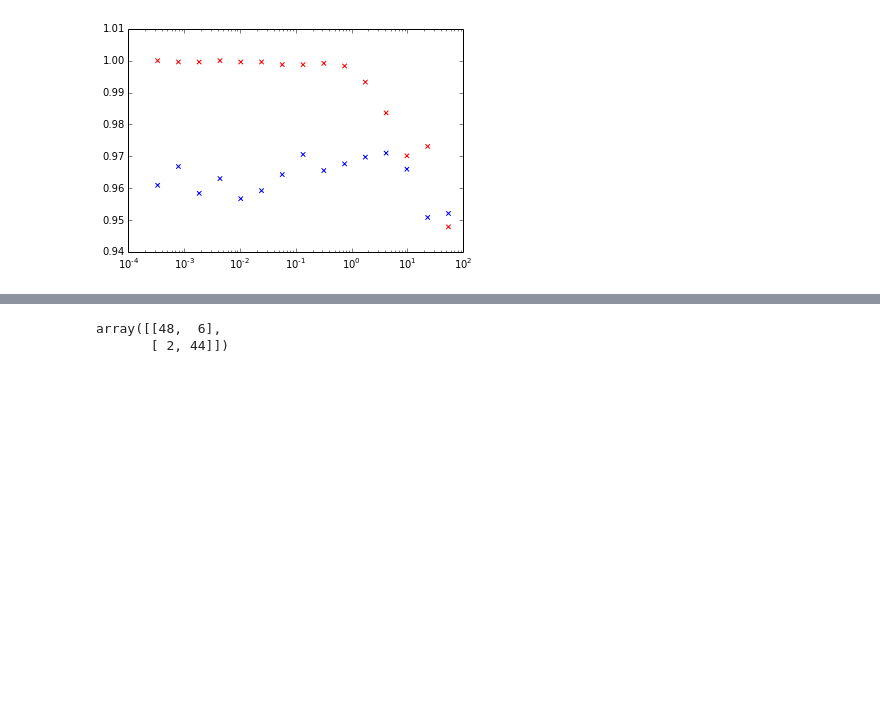
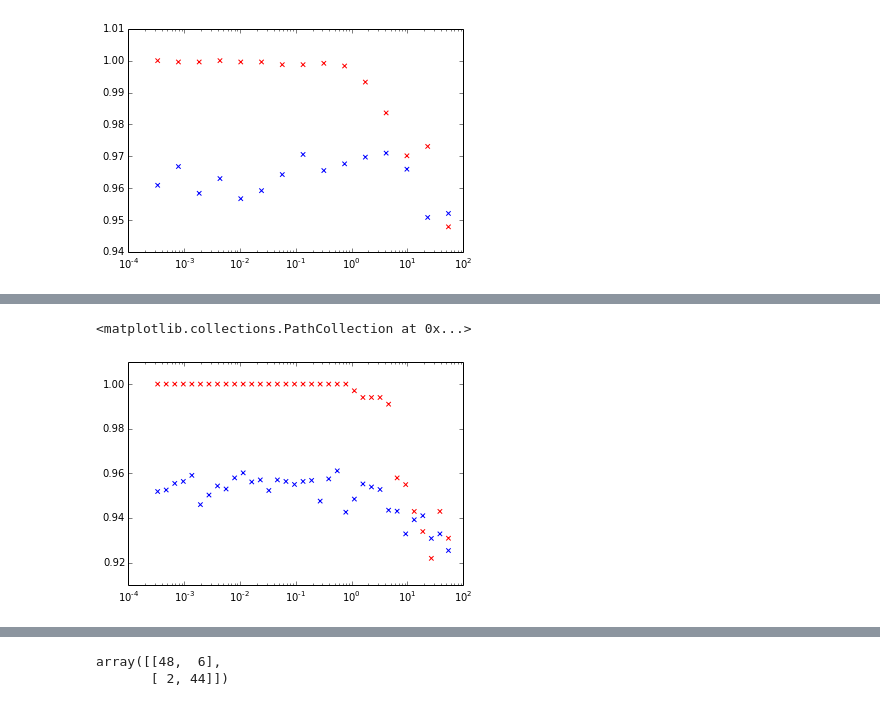
Before and after one commit to dirko/pyhacrf, a Jupyter notebook: examples/Example misspelling classification.ipynb, the cells around one changed output, grey strips where cells are left out. Saved outputs shown, nothing was run; the diff lists cells and outputs as text; code cells hidden in the pictures; blank space fills up the shorter version.

```diff
--- a/examples/Example misspelling classification.ipynb
+++ b/examples/Example misspelling classification.ipynb
@@ -102,6 +87,7 @@ np.exp(3), np.exp(2), np.exp(5)
 # %%
 from pyhacrf import Hacrf
 from sklearn.grid_search import GridSearchCV
+from scipy.optimize import fmin_l_bfgs_b
 from sklearn.metrics import accuracy_score
 import numpy as np
 
@@ -110,9 +96,9 @@ accs_train = []
 accs_val = []
 regs = []
 
-for n, i in enumerate(np.linspace(-12, 2, 10)):
+for n, i in enumerate(np.linspace(-8, 4, 15)):
     print np.exp(i)
-    m = Hacrf(l2_regularization=np.exp(i), max_iterations=45)
+    m = Hacrf(l2_regularization=np.exp(i), optimizer=fmin_l_bfgs_b, optimizer_kwargs={'maxfun': 45})
 
     x_t, x_v, y_t, y_v = train_test_split(x_train, y_train, test_size=0.5, random_state=42 + n)
 
@@ -203,3 +138,31 @@ plt.scatter([(i) for i in regs], [acc for acc in accs_train], c='r', marker='x')
 # %% [output]
 <matplotlib.collections.PathCollection at 0x...>
 [figure]
+# %%
+from pyhacrf import Hacrf
+from sklearn.grid_search import GridSearchCV
+from sklearn.metrics import accuracy_score
+from scipy.optimize import fmin_l_bfgs_b
+import numpy as np
+
+models2 = []
+accs_train2 = []
+accs_val2 = []
+regs2 = []
+
+for n, i in enumerate(np.linspace(-8, 4, 35)):
+    print np.exp(i)
+    m = Hacrf(l2_regularization=np.exp(i), optimizer=fmin_l_bfgs_b, optimizer_kwargs={'maxfun': 45})
+
+    x_t, x_v, y_t, y_v = train_test_split(x_train, y_train, test_size=0.93, random_state=42 + n)
+
+    m.fit(x_t, y_t, verbosity=5)
+
+    train_score = accuracy_score(m.predict(x_t), y_t)
+    val_score = accuracy_score(m.predict(x_v), y_v)
+    print n, np.exp(i), train_score, val_score
+
+    regs2.append(np.exp(i))
+    models2.append(m)
+    accs_train2.append(train_score)
+    accs_val2.append(val_score)
@@ -205,0 +187,8 @@ plt.scatter([(i) for i in regs], [acc for acc in accs_train], c='r', marker='x')
+# %%
+#fig = plt.figure()
+plt.xscale('log')
+plt.scatter([(i) for i in regs2], [acc for acc in accs_val2], marker='x')
+plt.scatter([(i) for i in regs2], [acc for acc in accs_train2], c='r', marker='x')
+# %% [output]
+<matplotlib.collections.PathCollection at 0x...>
+[figure, added]
```
Also changed, not shown: parts of 10 cells of this notebook, 3 other files.
